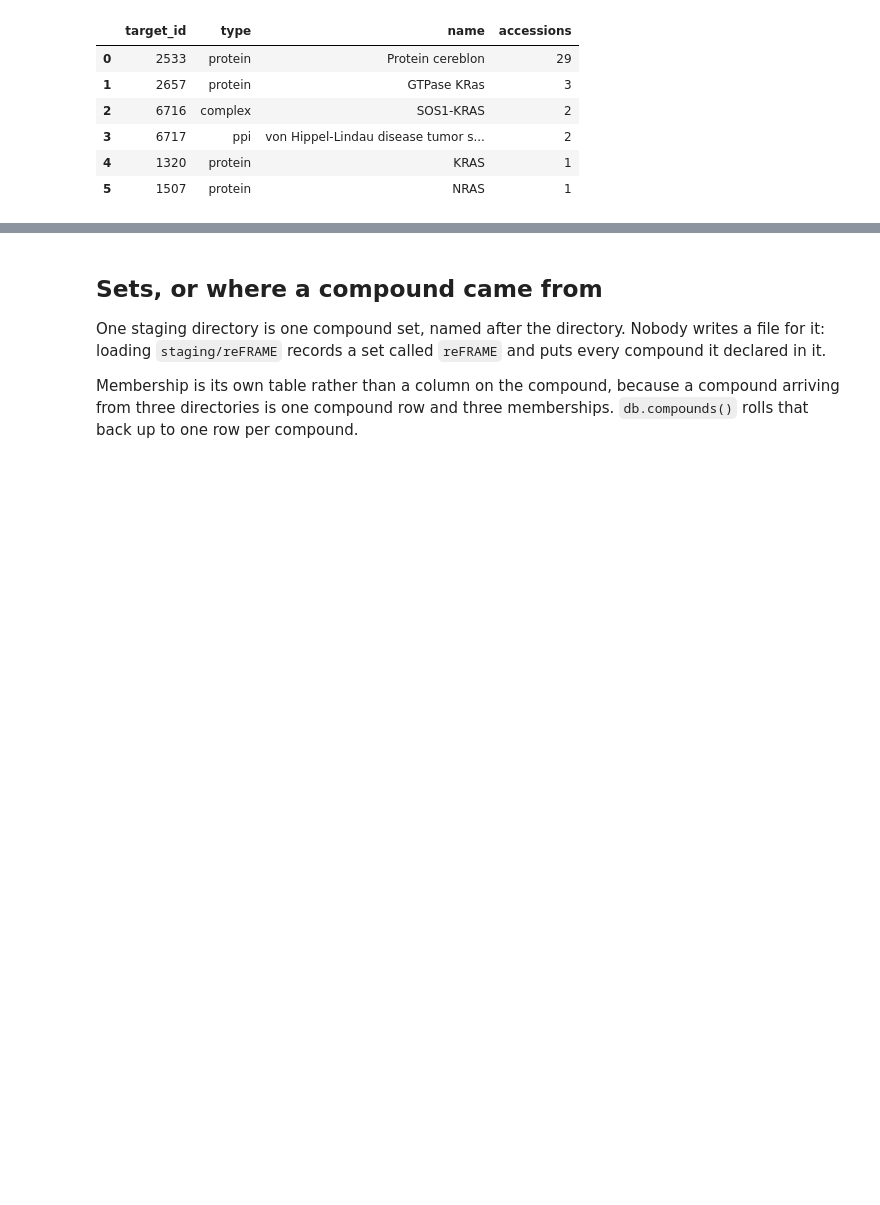
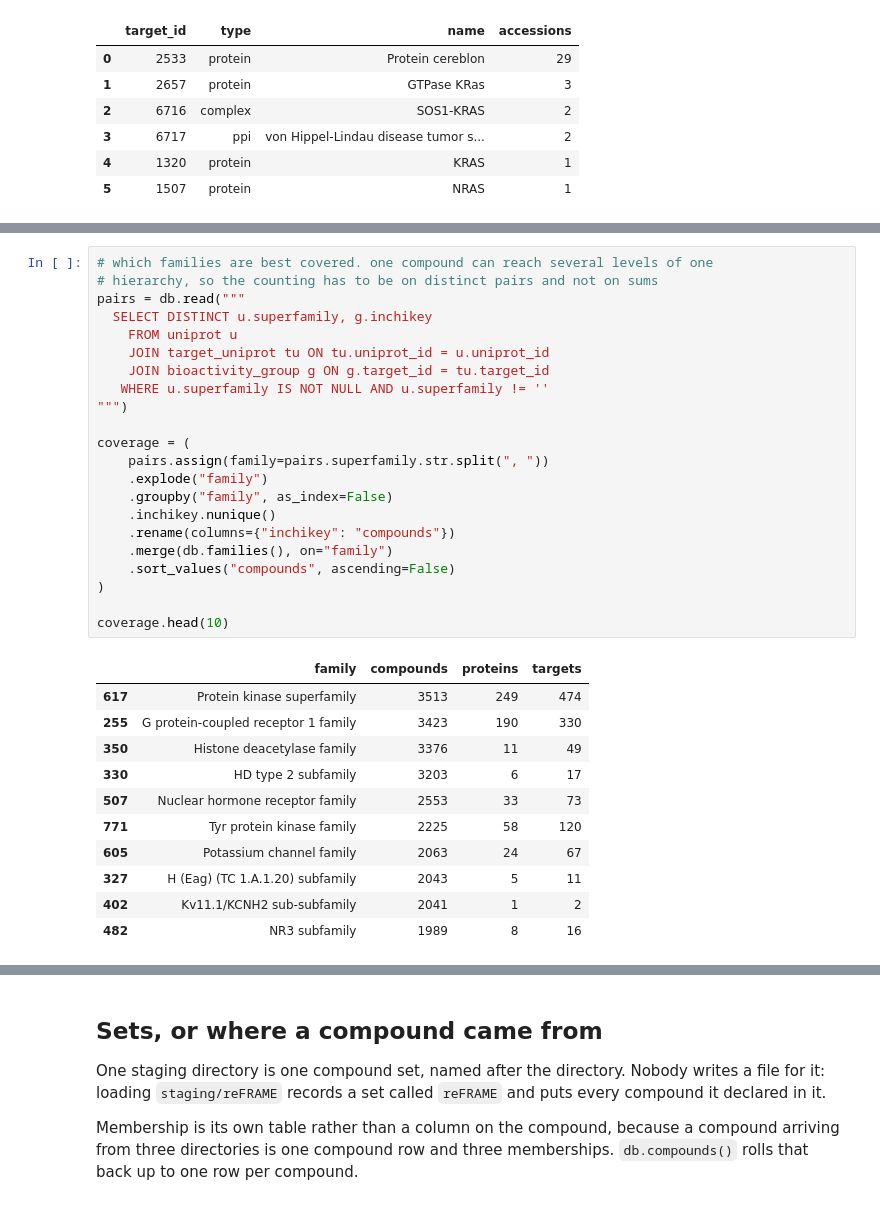
Before and after one commit to SCHMM-MelMar/Summer-School-2026, a Jupyter notebook: examples/explore_db.ipynb, the cells around one changed output, grey strips where cells are left out. Cells and saved outputs as stored; diff of their text form; blank space fills up the shorter version.

```diff
--- a/examples/explore_db.ipynb
+++ b/examples/explore_db.ipynb
@@ -336,0 +372,34 @@ db.read("""
+# %%
+# which families are best covered. one compound can reach several levels of one
+# hierarchy, so the counting has to be on distinct pairs and not on sums
+pairs = db.read("""
+  SELECT DISTINCT u.superfamily, g.inchikey
+    FROM uniprot u
+    JOIN target_uniprot tu ON tu.uniprot_id = u.uniprot_id
+    JOIN bioactivity_group g ON g.target_id = tu.target_id
+   WHERE u.superfamily IS NOT NULL AND u.superfamily != ''
+""")
+
+coverage = (
+    pairs.assign(family=pairs.superfamily.str.split(", "))
+    .explode("family")
+    .groupby("family", as_index=False)
+    .inchikey.nunique()
+    .rename(columns={"inchikey": "compounds"})
+    .merge(db.families(), on="family")
+    .sort_values("compounds", ascending=False)
+)
+
+coverage.head(10)
+# %% [output]
+|  | family | compounds | proteins | targets |
+| 617 | Protein kinase superfamily | 3513 | 249 | 474 |
+| 255 | G protein-coupled receptor 1 family | 3423 | 190 | 330 |
+| 350 | Histone deacetylase family | 3376 | 11 | 49 |
+| 330 | HD type 2 subfamily | 3203 | 6 | 17 |
+| 507 | Nuclear hormone receptor family | 2553 | 33 | 73 |
+| 771 | Tyr protein kinase family | 2225 | 58 | 120 |
+| 605 | Potassium channel family | 2063 | 24 | 67 |
+| 327 | H (Eag) (TC 1.A.1.20) subfamily | 2043 | 5 | 11 |
+| 402 | Kv11.1/KCNH2 sub-subfamily | 2041 | 1 | 2 |
+| 482 | NR3 subfamily | 1989 | 8 | 16 |
```
Also changed, not shown: parts of 2 cells of this notebook.
